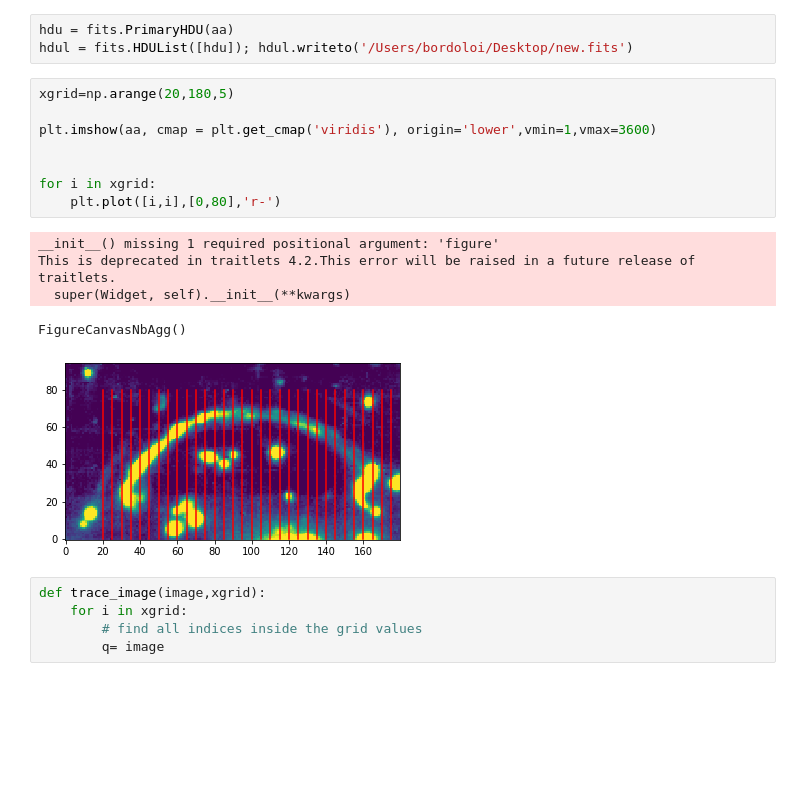
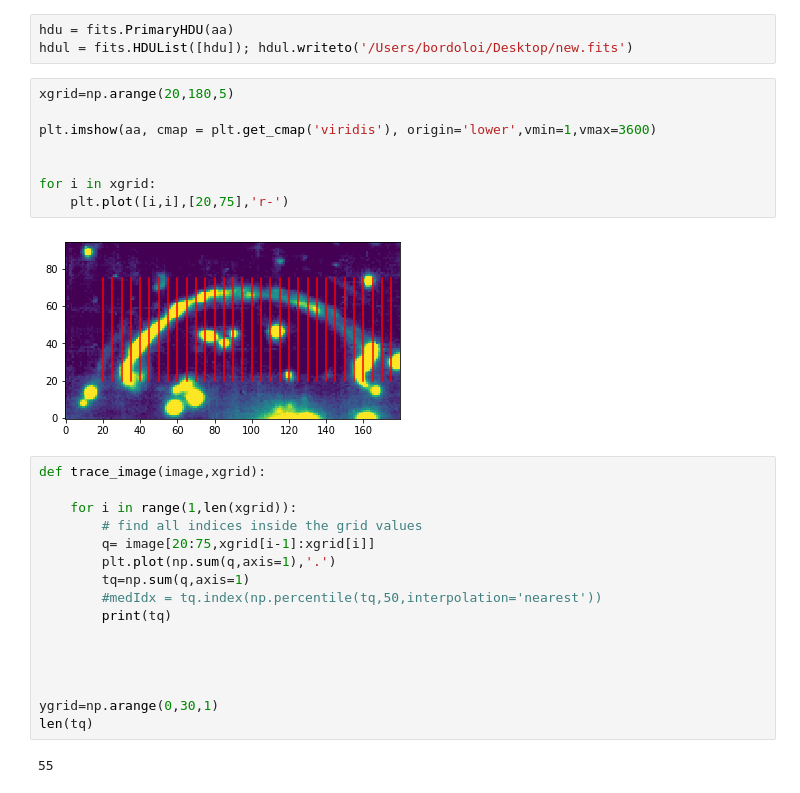
Before and after one commit to rongmon/musetools, a Jupyter notebook: src/musetools/MUSE_MgII_Emission.ipynb, the cells around one changed output. Cells and saved outputs as stored; diff of their text form; blank space fills up the shorter version.

```diff
--- a/src/musetools/MUSE_MgII_Emission.ipynb
+++ b/src/musetools/MUSE_MgII_Emission.ipynb
@@ -280,19 +276,28 @@ hdul = fits.HDUList([hdu]); hdul.writeto('/Users/bordoloi/Desktop/new.fits')
 # %%
 xgrid=np.arange(20,180,5)
 
 plt.imshow(aa, cmap = plt.get_cmap('viridis'), origin='lower',vmin=1,vmax=3600)
 
 
 for i in xgrid:
-    plt.plot([i,i],[0,80],'r-')
+    plt.plot([i,i],[20,75],'r-')
 # %% [output]
-__init__() missing 1 required positional argument: 'figure'
-This is deprecated in traitlets 4.2.This error will be raised in a future release of traitlets.
-  super(Widget, self).__init__(**kwargs)
-FigureCanvasNbAgg()
-[figure, old version]
+[figure, new version]
-# %%
-def trace_image(image,xgrid):
-    for i in xgrid:
-        # find all indices inside the grid values
-        q= image
+# %%
+def trace_image(image,xgrid):
+
+    for i in range(1,len(xgrid)):
+        # find all indices inside the grid values
+        q= image[20:75,xgrid[i-1]:xgrid[i]]
+        plt.plot(np.sum(q,axis=1),'.')
+        tq=np.sum(q,axis=1)
+        #medIdx = tq.index(np.percentile(tq,50,interpolation='nearest'))
+        print(tq)
+
+
+
+
+ygrid=np.arange(0,30,1)
+len(tq)
+# %% [output]
+55
```
Also changed, not shown: parts of 13 cells of this notebook, 4 other files.
